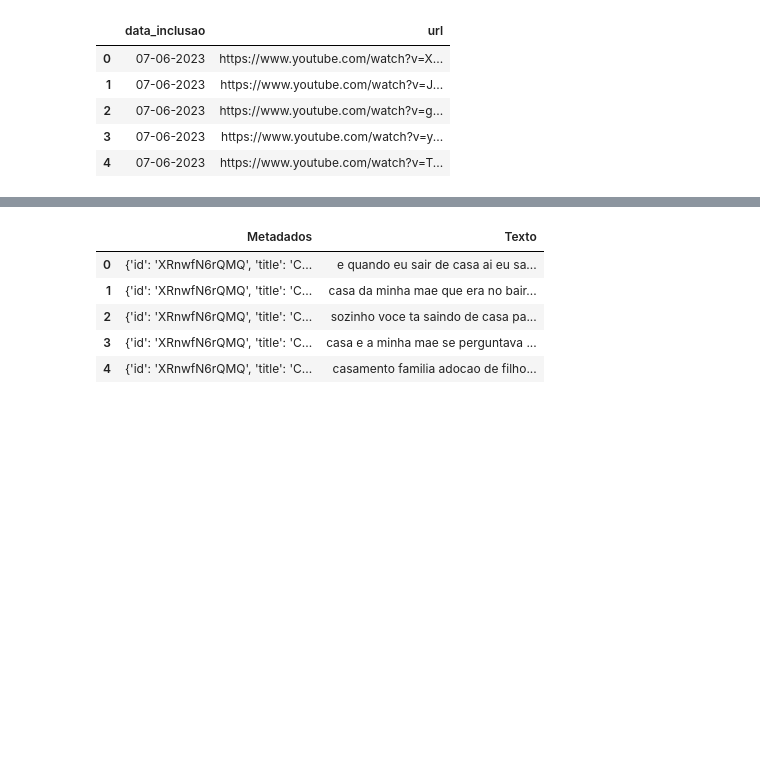
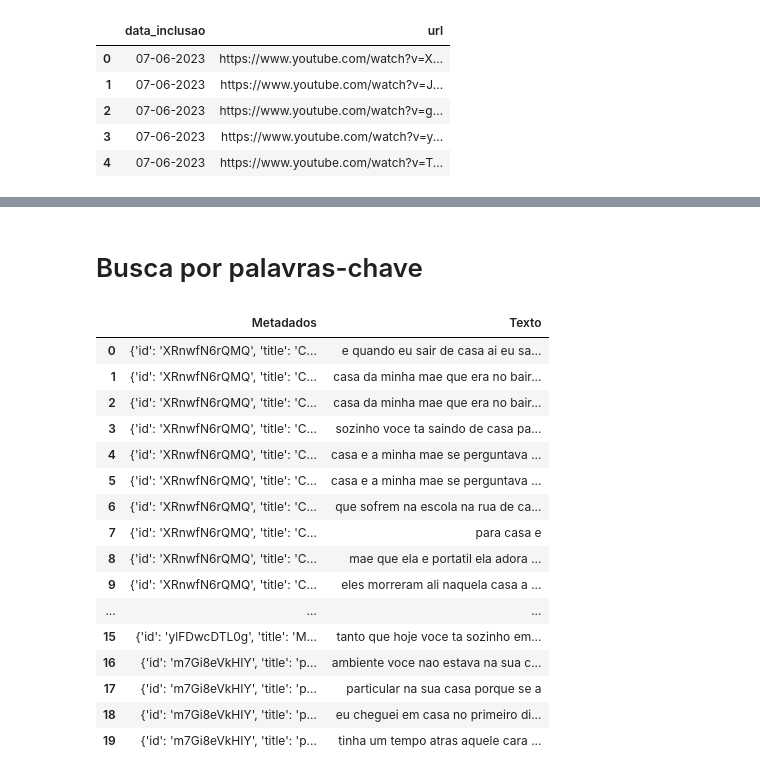
Before and after one commit to antoniogss/subtitles_extractor, a Jupyter notebook: extracao_legendas.ipynb, the cells around one changed output, grey strips where cells are left out. Drawn from its saved outputs; the diff is of its cells as text; code cells hidden in the pictures; blank space fills up the shorter version.

```diff
--- a/extracao_legendas.ipynb
+++ b/extracao_legendas.ipynb
@@ -331,3 +335,13 @@ print(json.dumps(all_combined_data, indent=4, ensure_ascii=False))
         ]
     }
 ]
+# %%
+# Ler o arquivo JSON
+with open('todos_videos_legendas.json', 'r') as arquivo:
+    dados = json.load(arquivo)
+
+# Exibir as chaves e valores
+for item in dados:
+    for chave, valor in item.items():
+        print(chave, ":", valor)
+    print()
@@ -334,37 +540,60 @@ print(json.dumps(all_combined_data, indent=4, ensure_ascii=False))
+# %% [markdown]
+# Busca por palavras-chave
 # %%
 # Abre o arquivo JSON contendo os dados dos vídeos e legendas
 with open('todos_videos_legendas.json', 'r') as json_file:
     data = json.load(json_file)
 
 # Palavra-chave 1 a ser procurada nas legendas
 keyword1 = 'casa'
 
 # Palavra-chave 2 a ser procurada nas legendas
 keyword2 = 'mãe'
 
 # Lista para armazenar os resultados encontrados
 results = []
 
 for item in data:
     for legenda_item in item['legenda']:
         text = legenda_item['text']
-        if keyword1 in text and keyword2 in text:
-            # Ambas as palavras-chave estão presentes no texto do legenda_item
+
+        # Remove caracteres diacríticos das palavras-chave
+        normalized_text = unidecode(text)
+        normalized_keyword1 = unidecode(keyword1)
+        normalized_keyword2 = unidecode(keyword2)
+
+        # Verifica se as palavras-chave estão presentes no texto do legenda_item,
+        # considerando apenas palavras separadas e ignorando maiúscula/minúscula
+        if re.search(rf'\b{re.escape(normalized_keyword1)}\b', normalized_text, re.IGNORECASE) and \
+           re.search(rf'\b{re.escape(normalized_keyword2)}\b', normalized_text, re.IGNORECASE):
             results.append((item['metadados'], text))
 
-        if keyword1 in text or keyword2 in text:
-            # Uma das palavras-chave está presente no texto do legenda_item
+        # Verifica se pelo menos uma das palavras-chave está presente no texto do legenda_item,
+        # considerando apenas palavras separadas e ignorando maiúscula/minúscula
+        if re.search(rf'\b{re.escape(normalized_keyword1)}\b', normalized_text, re.IGNORECASE) or \
+           re.search(rf'\b{re.escape(normalized_keyword2)}\b', normalized_text, re.IGNORECASE):
             results.append((item['metadados'], text))
 
 # Criar um DataFrame a partir dos resultados
 df_results = pd.DataFrame(results, columns=['Metadados', 'Texto'])
 
 # Imprimir o DataFrame
-df_results.head()
+df_results.head(20)
 # %% [output]
 |  | Metadados | Texto |
 | 0 | {'id': 'XRnwfN6rQMQ', 'title': 'C... | e quando eu sair de casa ai eu sa... |
 | 1 | {'id': 'XRnwfN6rQMQ', 'title': 'C... | casa da minha mae que era no bair... |
-| 2 | {'id': 'XRnwfN6rQMQ', 'title': 'C... | sozinho voce ta saindo de casa pa... |
-| 3 | {'id': 'XRnwfN6rQMQ', 'title': 'C... | casa e a minha mae se perguntava ... |
-| 4 | {'id': 'XRnwfN6rQMQ', 'title': 'C... | casamento familia adocao de filho... |
+| 2 | {'id': 'XRnwfN6rQMQ', 'title': 'C... | casa da minha mae que era no bair... |
+| 3 | {'id': 'XRnwfN6rQMQ', 'title': 'C... | sozinho voce ta saindo de casa pa... |
+| 4 | {'id': 'XRnwfN6rQMQ', 'title': 'C... | casa e a minha mae se perguntava ... |
+| 5 | {'id': 'XRnwfN6rQMQ', 'title': 'C... | casa e a minha mae se perguntava ... |
+| 6 | {'id': 'XRnwfN6rQMQ', 'title': 'C... | que sofrem na escola na rua de ca... |
+| 7 | {'id': 'XRnwfN6rQMQ', 'title': 'C... | para casa e |
+| 8 | {'id': 'XRnwfN6rQMQ', 'title': 'C... | mae que ela e portatil ela adora ... |
+| 9 | {'id': 'XRnwfN6rQMQ', 'title': 'C... | eles morreram ali naquela casa a ... |
+| ... | ... | ... |
+| 15 | {'id': 'ylFDwcDTL0g', 'title': 'M... | tanto que hoje voce ta sozinho em... |
+| 16 | {'id': 'm7Gi8eVkHIY', 'title': 'p... | ambiente voce nao estava na sua c... |
+| 17 | {'id': 'm7Gi8eVkHIY', 'title': 'p... | particular na sua casa porque se a |
+| 18 | {'id': 'm7Gi8eVkHIY', 'title': 'p... | eu cheguei em casa no primeiro di... |
+| 19 | {'id': 'm7Gi8eVkHIY', 'title': 'p... | tinha um tempo atras aquele cara ... |
```
Also changed, not shown: parts of 13 cells of this notebook.
